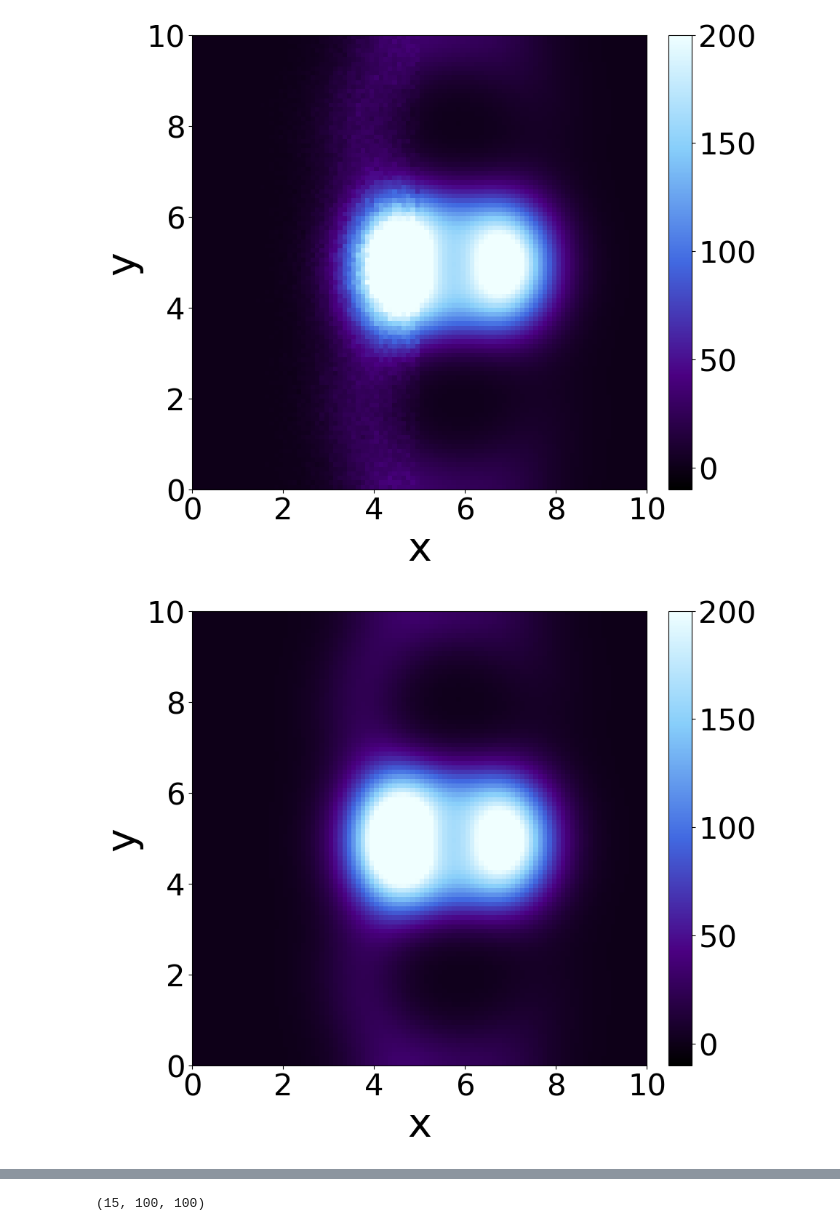
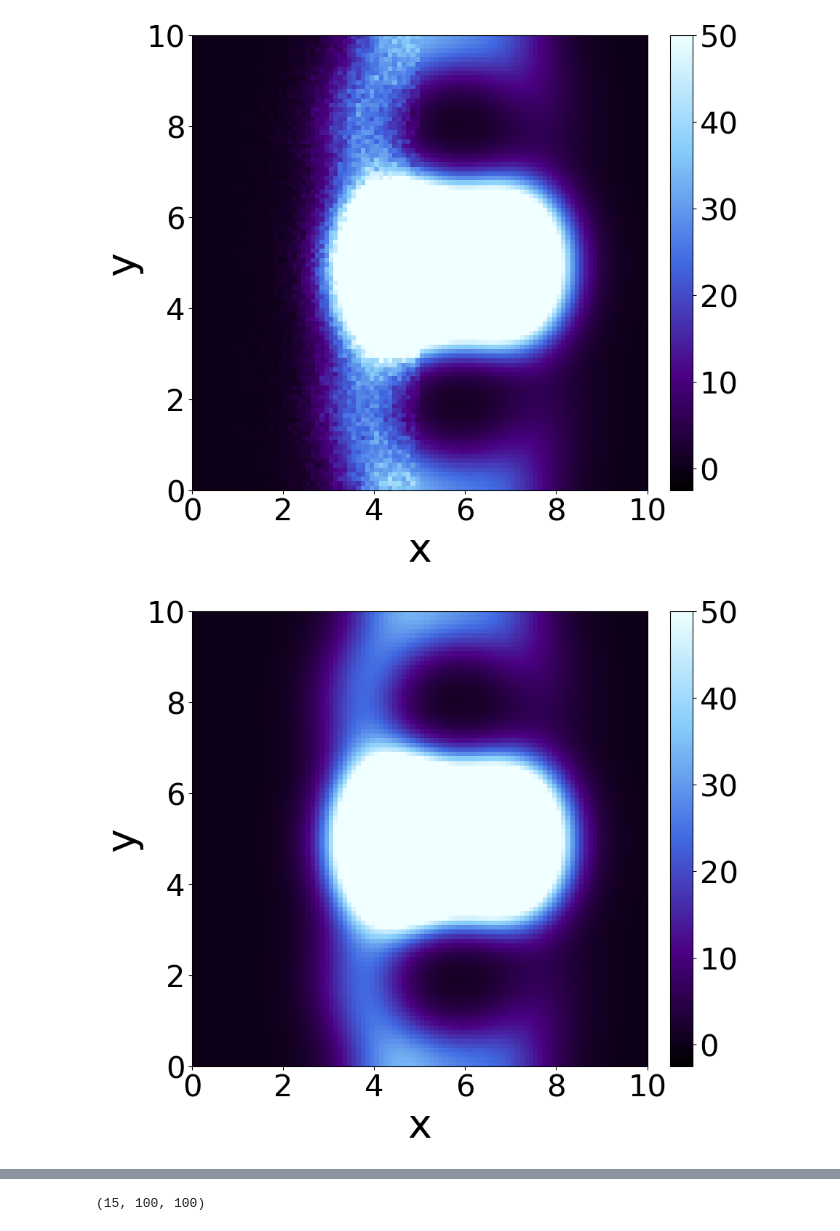
Before and after one commit to MargKos/multiscaleRD, a Jupyter notebook: multiscaleRD/Plot_SIRExplicit.ipynb, the cells around one changed output, grey strips where cells are left out. Cells and saved outputs as stored; diff of their text form; code cells hidden in the pictures.

```diff
--- a/multiscaleRD/Plot_SIRExplicit.ipynb
+++ b/multiscaleRD/Plot_SIRExplicit.ipynb
@@ -121,7 +121,7 @@ def functionplot(Data, Max, Name):
 
 TimeSteps=[0,5,8]
 
-MaxPlot=[200,400,300]
+MaxPlot=[50,400,300]
 
 
 functionplot(HybridSus[TimeSteps[1]], MaxPlot[0], 'HybridSus'+str(np.round((TimeSteps[1]+1)*constant*deltat, decimals=2)))
@@ -154,32 +154,32 @@ functionplot(ReferenceInf[TimeSteps[2]],  MaxPlot[1], 'ReferenceInf'+str(np.roun
 
 print(np.mean(HybridInf[TimeSteps[2]]),
       np.mean(ReferenceInf[TimeSteps[2]]),
       'Hybrid/Ref Inf',
       str(np.round((TimeSteps[2] + 1) * constant * deltat, 2)))
 
 
 # %% Plot for Recovered
 
 
 functionplot(HybridRec[TimeSteps[1]], MaxPlot[2], 'HybridRec'+str(np.round((TimeSteps[1]+1)*constant*deltat, decimals=2)))
 functionplot(ReferenceRec[TimeSteps[1]], MaxPlot[2], 'ReferenceRec'+str(np.round((TimeSteps[1]+1)*constant*deltat, decimals=2)))
 print(np.mean(HybridRec[TimeSteps[1]]),
       np.mean(ReferenceRec[TimeSteps[1]]),
       ' Hybrid/Ref :Rec',
       str(np.round((TimeSteps[1] + 1) * constant * deltat, 2)))
 
 functionplot(HybridRec[TimeSteps[2]], MaxPlot[2], 'HybridRec'+str(np.round((TimeSteps[2]+1)*constant*deltat, decimals=2)))
 functionplot(ReferenceRec[TimeSteps[2]], MaxPlot[2], 'ReferenceRec'+str(np.round((TimeSteps[2]+1)*constant*deltat, decimals=2)))
 print(np.mean(HybridRec[TimeSteps[2]]),
       np.mean(ReferenceRec[TimeSteps[2]]),
       'Hybrid/Ref Rec',
       str(np.round((TimeSteps[2] + 1) * constant * deltat, 2)))
 # %% [output]
 30.83206571687332 30.101817608335864 Hybrid/Ref Sus 0.6
 10.7171417325223 9.96828599233877 Hybrid/Ref Sus 0.9
 158.28811844840484 159.1540955508591 Hybrid/Ref Inf 0.6
 154.6107499947296 155.30880648349887 Hybrid/Ref Inf 0.9
 33.897767415065125 33.86408684080123  Hybrid/Ref :Rec 0.6
 57.83363501322381 57.84290752415649 Hybrid/Ref Rec 0.9
-[figure, old version]
+[figure, new version]
-[figure, old version]
+[figure, new version]
```
Also changed, not shown: parts of 1 cell of this notebook, 38 other files.
